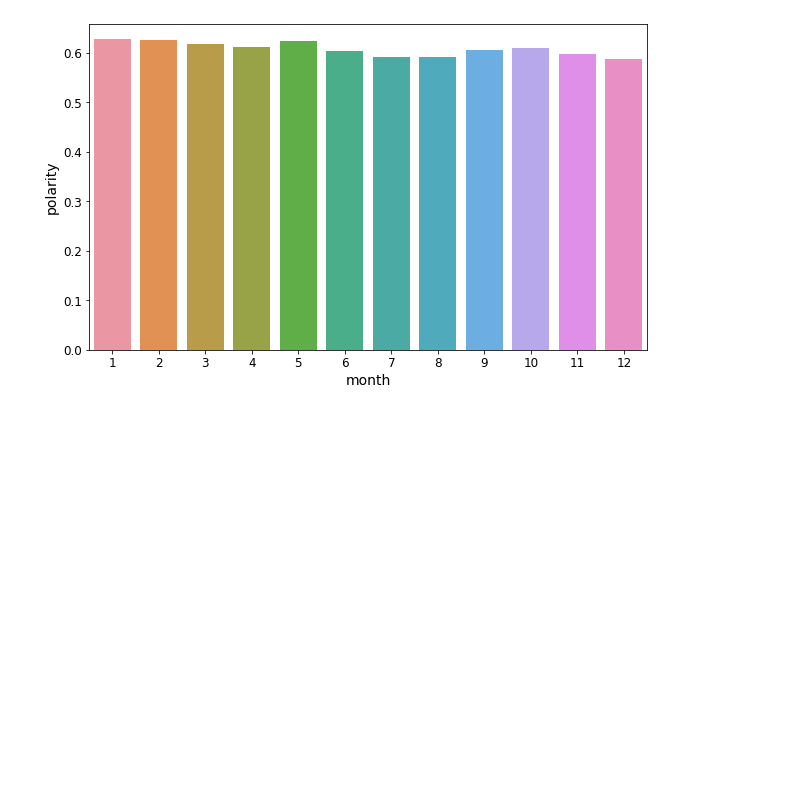
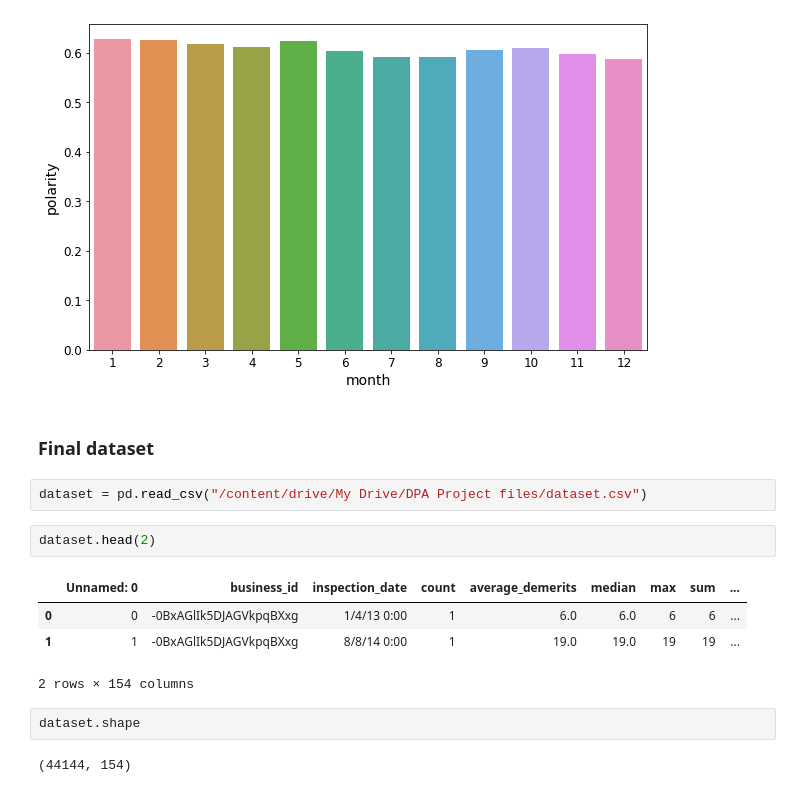
Before and after one commit to RishabPanyam96/Las_Vegas_Food_Inspection, a Jupyter notebook: code/Vizual.ipynb, the cells around one changed output. Saved outputs shown, nothing was run; the diff lists cells and outputs as text; blank space fills up the shorter version.

```diff
--- a/code/Vizual.ipynb
+++ b/code/Vizual.ipynb
@@ -937,3 +937,18 @@ ax.tick_params(axis = 'both', which = 'major', labelsize = 12)
 plt.show()
 # %% [output]
 [figure]
+# %% [markdown]
+### Final dataset
+# %%
+dataset = pd.read_csv("/content/drive/My Drive/DPA Project files/dataset.csv")
+# %%
+dataset.head(2)
+# %% [output]
+|  | Unnamed: 0 | business_id | inspection_date | count | average_demerits | median | max | sum | ... |
+| 0 | 0 | -0BxAGlIk5DJAGVkpqBXxg | 1/4/13 0:00 | 1 | 6.0 | 6.0 | 6 | 6 | ... |
+| 1 | 1 | -0BxAGlIk5DJAGVkpqBXxg | 8/8/14 0:00 | 1 | 19.0 | 19.0 | 19 | 19 | ... |
+2 rows × 154 columns
+# %%
+dataset.shape
+# %% [output]
+(44144, 154)
```
Also changed, not shown: parts of 12 cells of this notebook.
